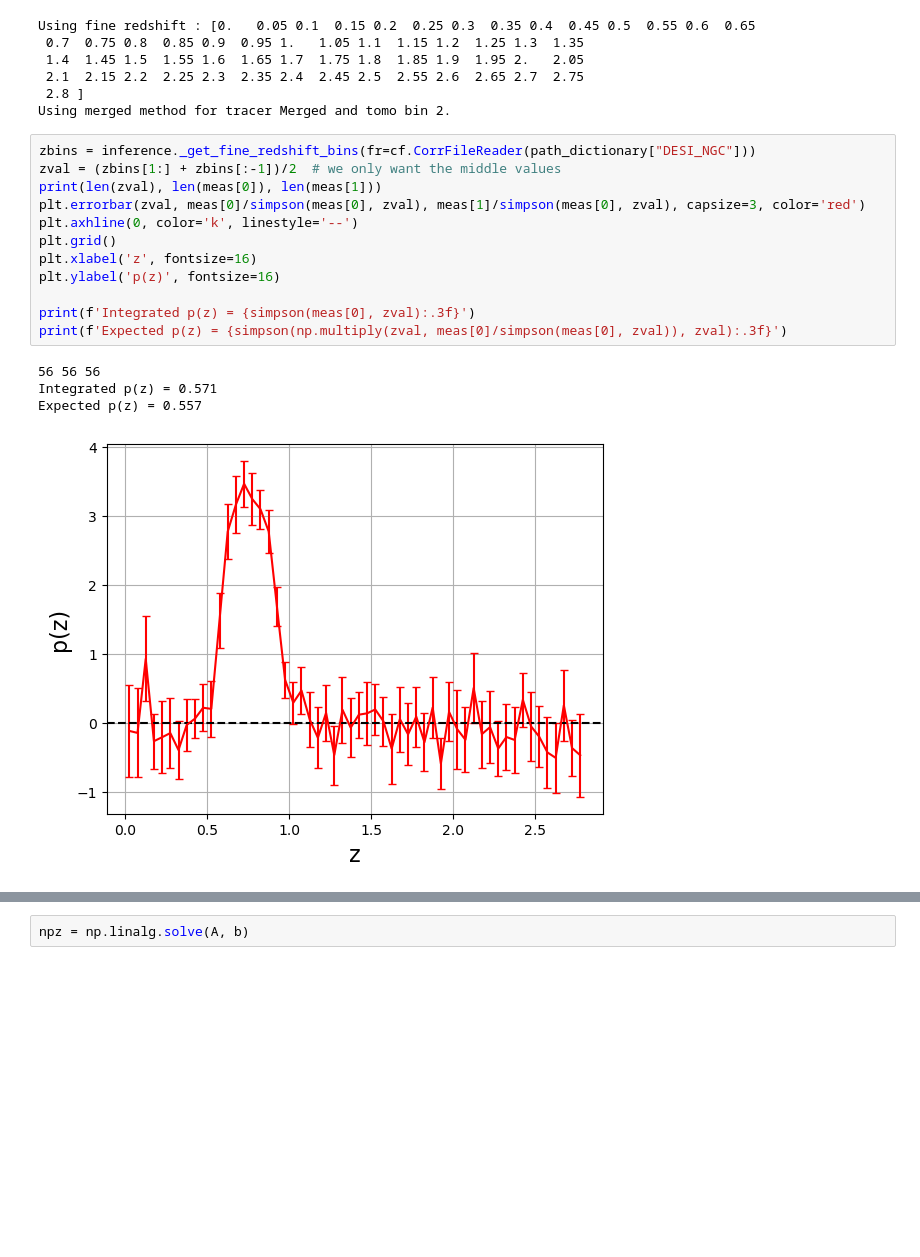
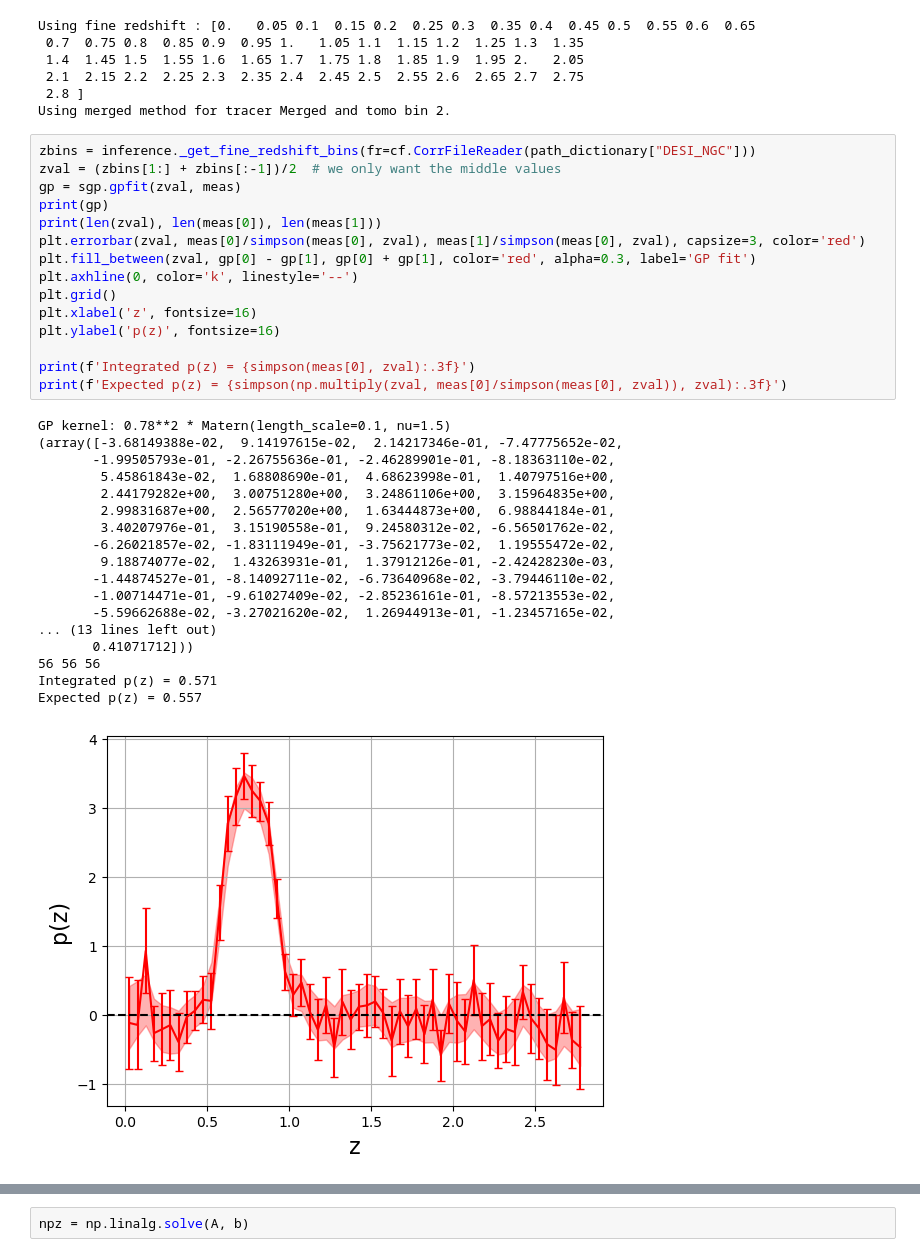
Before and after one commit to JeanCHDJdev/desi-y3-hsc, a Jupyter notebook: src/statistics/merged_results.ipynb, the cells around one changed output, grey strips where cells are left out. Drawn from its saved outputs; the diff is of its cells as text; blank space fills up the shorter version.

```diff
--- a/src/statistics/merged_results.ipynb
+++ b/src/statistics/merged_results.ipynb
@@ -164,19 +153,36 @@ Using merged method for tracer Merged and tomo bin 2.
 # %%
 zbins = inference._get_fine_redshift_bins(fr=cf.CorrFileReader(path_dictionary["DESI_NGC"]))
 zval = (zbins[1:] + zbins[:-1])/2  # we only want the middle values
+gp = sgp.gpfit(zval, meas)
+print(gp)
 print(len(zval), len(meas[0]), len(meas[1]))
 plt.errorbar(zval, meas[0]/simpson(meas[0], zval), meas[1]/simpson(meas[0], zval), capsize=3, color='red')
+plt.fill_between(zval, gp[0] - gp[1], gp[0] + gp[1], color='red', alpha=0.3, label='GP fit')
 plt.axhline(0, color='k', linestyle='--')
 plt.grid()
 plt.xlabel('z', fontsize=16)
 plt.ylabel('p(z)', fontsize=16)
 
 print(f'Integrated p(z) = {simpson(meas[0], zval):.3f}')
 print(f'Expected p(z) = {simpson(np.multiply(zval, meas[0]/simpson(meas[0], zval)), zval):.3f}')
 # %% [output]
+GP kernel: 0.78**2 * Matern(length_scale=0.1, nu=1.5)
+(array([-3.68149388e-02,  9.14197615e-02,  2.14217346e-01, -7.47775652e-02,
+       -1.99505793e-01, -2.26755636e-01, -2.46289901e-01, -8.18363110e-02,
+        5.45861843e-02,  1.68808690e-01,  4.68623998e-01,  1.40797516e+00,
+        2.44179282e+00,  3.00751280e+00,  3.24861106e+00,  3.15964835e+00,
+        2.99831687e+00,  2.56577020e+00,  1.63444873e+00,  6.98844184e-01,
+        3.40207976e-01,  3.15190558e-01,  9.24580312e-02, -6.56501762e-02,
+       -6.26021857e-02, -1.83111949e-01, -3.75621773e-02,  1.19555472e-02,
+        9.18874077e-02,  1.43263931e-01,  1.37912126e-01, -2.42428230e-03,
+       -1.44874527e-01, -8.14092711e-02, -6.73640968e-02, -3.79446110e-02,
+       -1.00714471e-01, -9.61027409e-02, -2.85236161e-01, -8.57213553e-02,
+       -5.59662688e-02, -3.27021620e-02,  1.26944913e-01, -1.23457165e-02,
+... (13 lines left out)
+       0.41071712]))
 56 56 56
 Integrated p(z) = 0.571
 Expected p(z) = 0.557
-[figure, old version]
+[figure, new version]
 # %%
 importlib.reload(ct)
```
Also changed, not shown: parts of 4 cells of this notebook, 6 other files.
